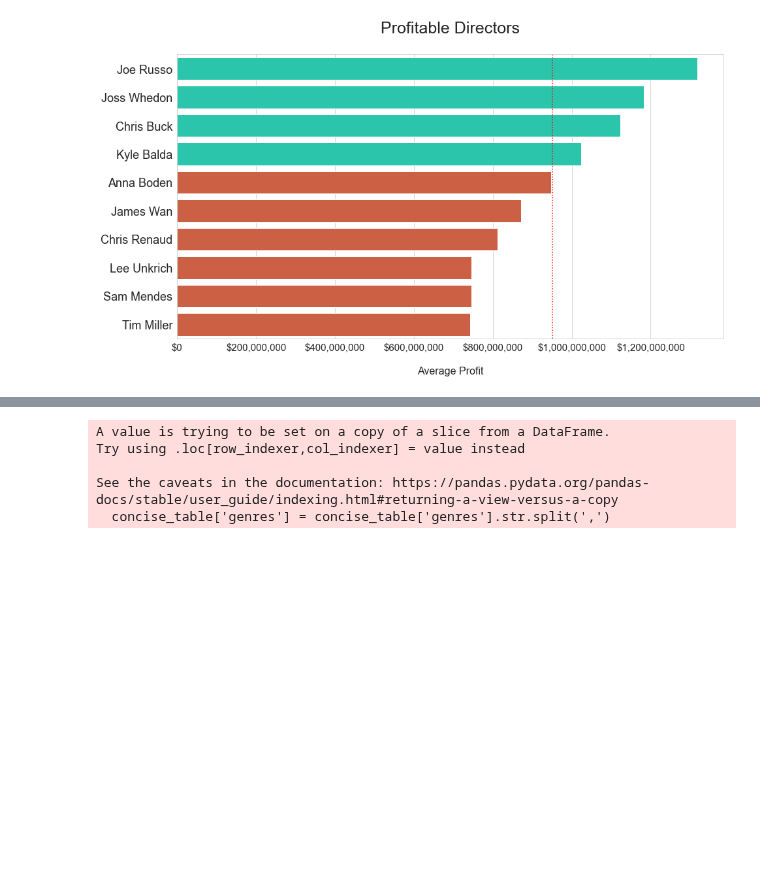
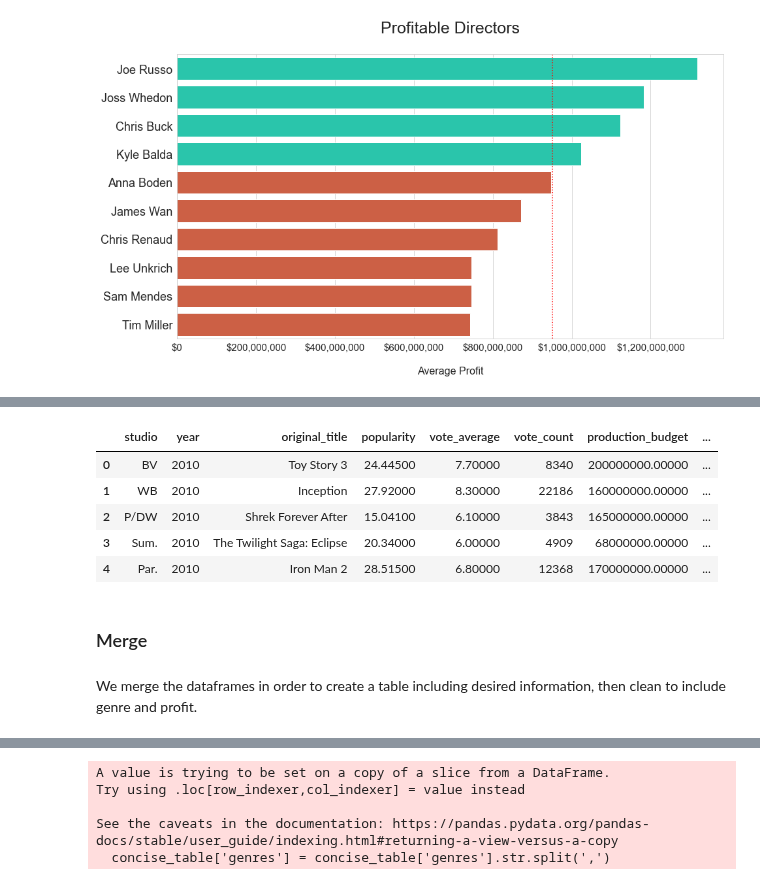
Before and after one commit to dcruzven/Movie-Analysis-Project, a Jupyter notebook: final_notebook.ipynb, the cells around one changed output, grey strips where cells are left out. Saved outputs shown, nothing was run; the diff lists cells and outputs as text; code cells hidden in the pictures; blank space fills up the shorter version.

```diff
--- a/final_notebook.ipynb
+++ b/final_notebook.ipynb
@@ -395,6 +462,19 @@ movies_df[['production_budget', 'domestic_gross_y', 'worldwide_gross']] = movies
 movies_df['Profit'] = movies_df['worldwide_gross'] - movies_df['production_budget']
 # %%
 working_df = movies_df[['studio', 'year', 'original_title', 'popularity', 'vote_average', 'vote_count', 'production_budget', 'domestic_gross_y', 'worldwide_gross', 'Profit']]
+
+working_df.head()
+# %% [output]
+|  | studio | year | original_title | popularity | vote_average | vote_count | production_budget | ... |
+| 0 | BV | 2010 | Toy Story 3 | 24.44500 | 7.70000 | 8340 | 200000000.00000 | ... |
+| 1 | WB | 2010 | Inception | 27.92000 | 8.30000 | 22186 | 160000000.00000 | ... |
+| 2 | P/DW | 2010 | Shrek Forever After | 15.04100 | 6.10000 | 3843 | 165000000.00000 | ... |
+| 3 | Sum. | 2010 | The Twilight Saga: Eclipse | 20.34000 | 6.00000 | 4909 | 68000000.00000 | ... |
+| 4 | Par. | 2010 | Iron Man 2 | 28.51500 | 6.80000 | 12368 | 170000000.00000 | ... |
+# %% [markdown]
+### Merge
+# %% [markdown]
+We merge the dataframes in order to create a table including desired information, then clean to include genre and profit.
 # %%
 working_df_test = working_df.merge(imdb_df_new, left_on = 'original_title', right_on = 'original_title')
 # %%
```
Also changed, not shown: parts of 46 cells of this notebook.
